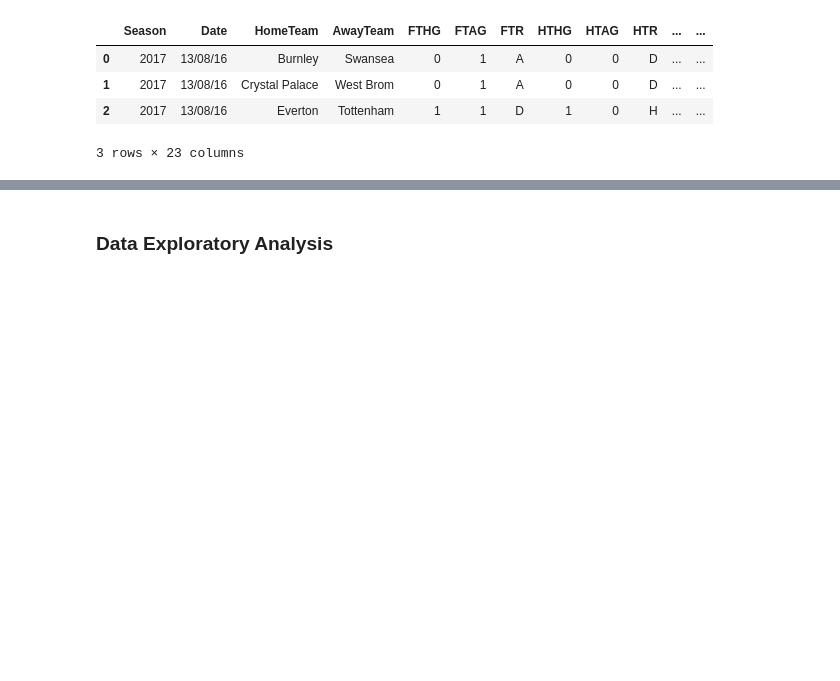
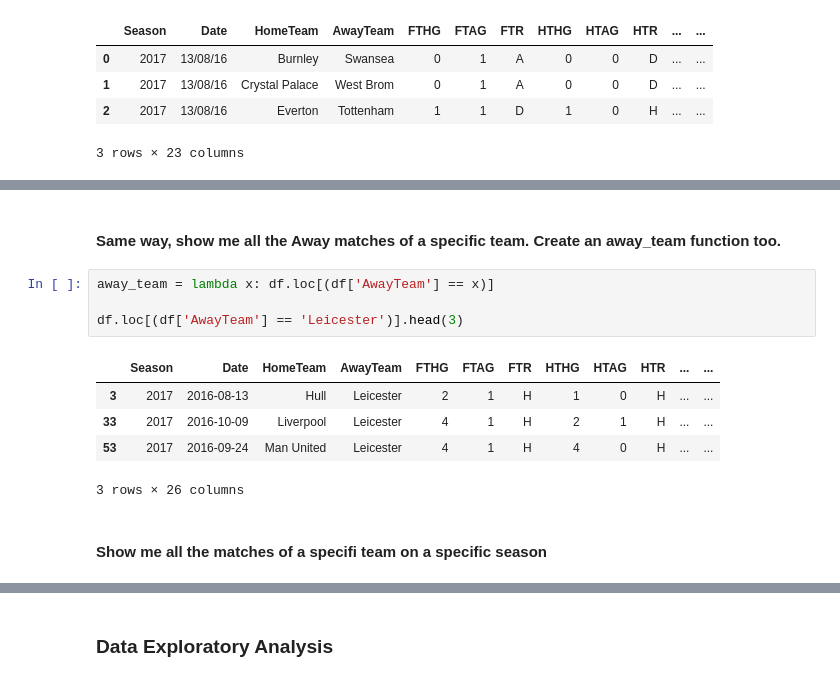
Before and after one commit to stefanosarta/premier-league, a Jupyter notebook: pl.ipynb, the cells around one changed output, grey strips where cells are left out. Cells and saved outputs as stored; diff of their text form; blank space fills up the shorter version.

```diff
--- a/pl.ipynb
+++ b/pl.ipynb
@@ -361,0 +296,14 @@ Name: Referee, dtype: int64
+# %% [markdown]
+#### Same way, show me all the Away matches of a specific team. Create an away_team function too.
+# %%
+away_team = lambda x: df.loc[(df['AwayTeam'] == x)]
+
+df.loc[(df['AwayTeam'] == 'Leicester')].head(3)
+# %% [output]
+|  | Season | Date | HomeTeam | AwayTeam | FTHG | FTAG | FTR | HTHG | HTAG | HTR | ... | ... |
+| 3 | 2017 | 2016-08-13 | Hull | Leicester | 2 | 1 | H | 1 | 0 | H | ... | ... |
+| 33 | 2017 | 2016-10-09 | Liverpool | Leicester | 4 | 1 | H | 2 | 1 | H | ... | ... |
+| 53 | 2017 | 2016-09-24 | Man United | Leicester | 4 | 1 | H | 4 | 0 | H | ... | ... |
+3 rows × 26 columns
+# %% [markdown]
+#### Show me all the matches of a specifi team on a specific season
```
Also changed, not shown: parts of 105 cells of this notebook.
